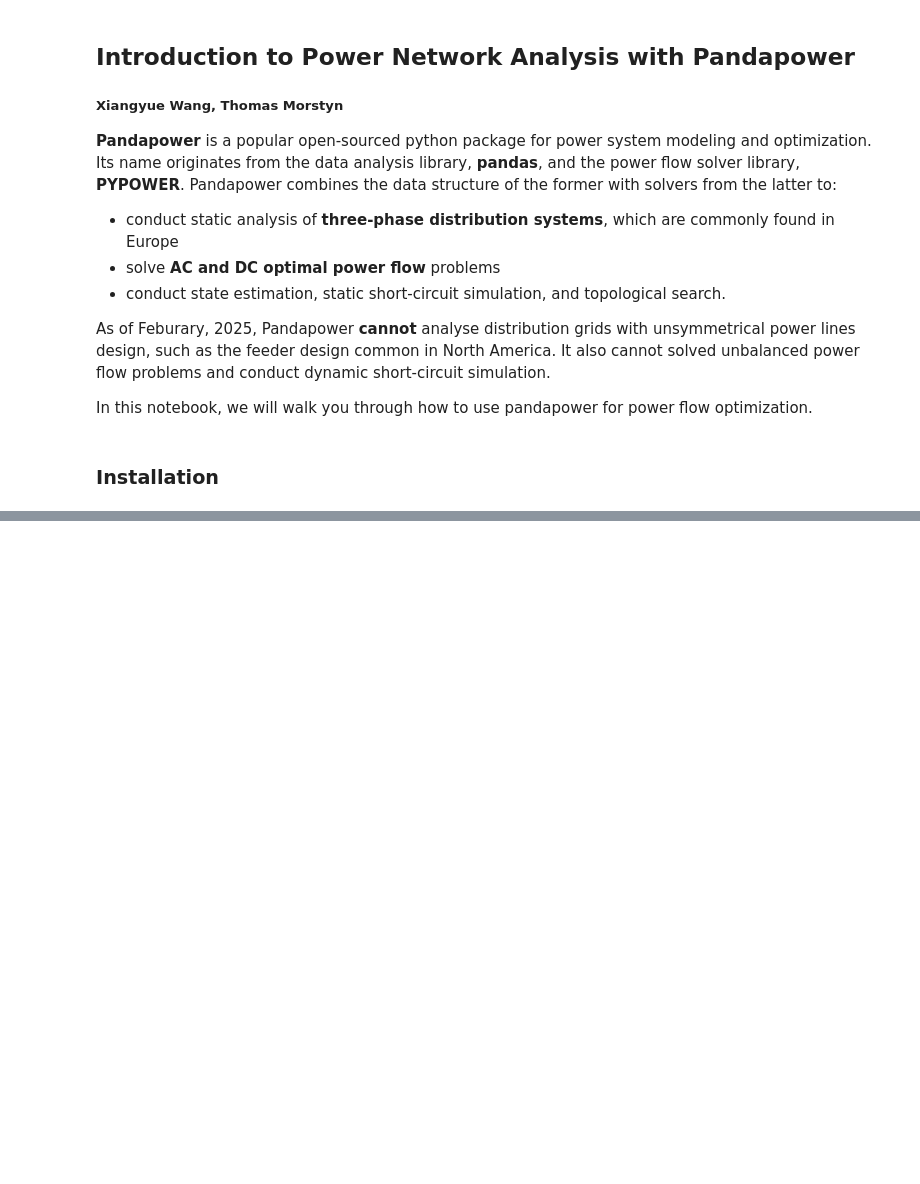
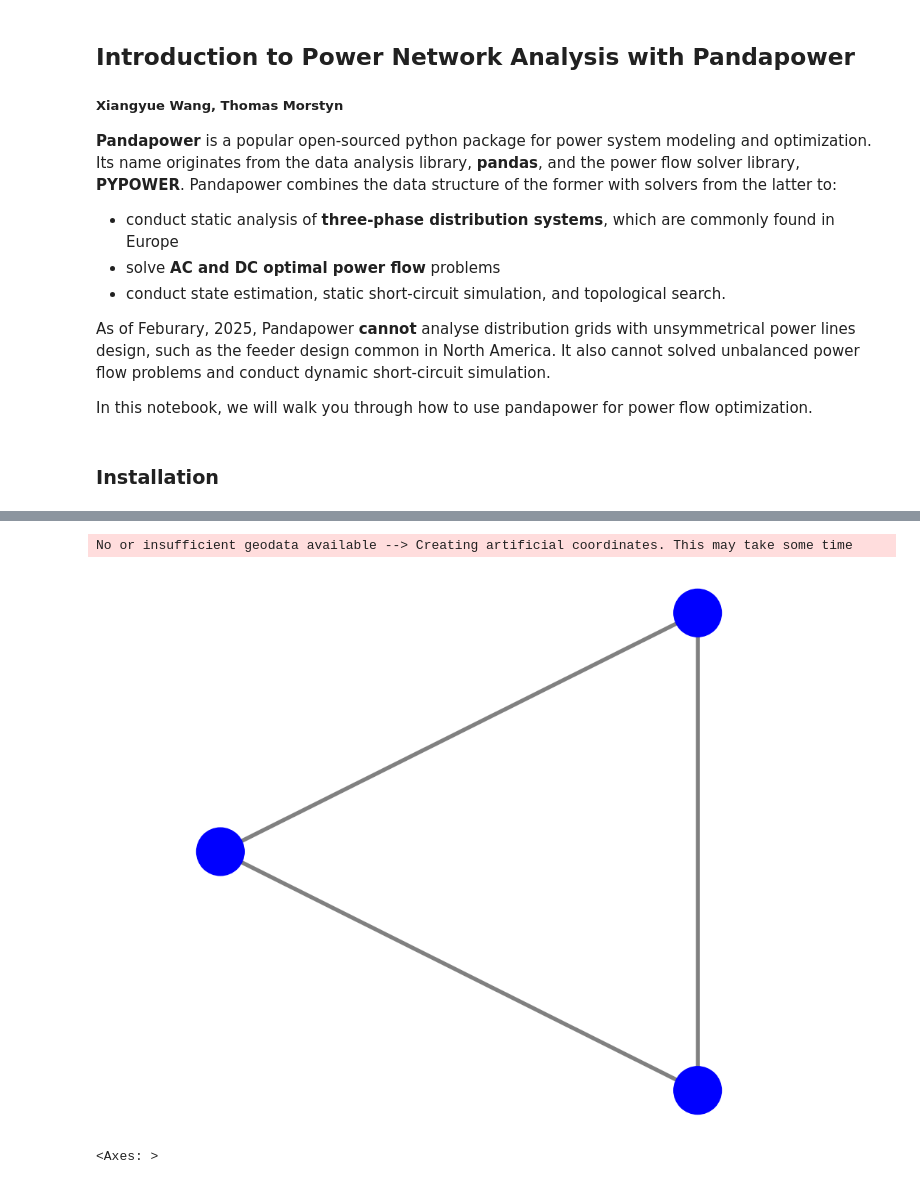
Before and after one commit to PSALOxford/intro_pandapower, a Jupyter notebook: intro-pandapower.ipynb, the cells around one changed output, grey strips where cells are left out. Saved outputs shown, nothing was run; the diff lists cells and outputs as text; code cells hidden in the pictures; blank space fills up the shorter version.

```diff
--- a/intro-pandapower.ipynb
+++ b/intro-pandapower.ipynb
@@ -28,0 +239,33 @@ ModuleNotFoundError: No module named 'pandapower'
+# %%
+# Compute Base Impedance
+z_base = base_kV**2 / base_MVA  # in Ohms
+
+# Line Impedances in Ohms
+r_ohm = 0 # Since we don't have the info, let's assume we have negligible resistance
+x_ohm = 0.5*z_base
+
+length_km = 1  # nominal length
+
+#Convert line flow limits from MW to kA (approx)
+def mw_to_ka(p_mw, v_kv=base_kV):
+    return p_mw / (v_kv * (3)**0.5)
+
+# Add lines with limits
+pp.create_line_from_parameters(net2, b1, b2, length_km=1,
+    r_ohm_per_km=r_ohm, x_ohm_per_km=x_ohm, c_nf_per_km=0,
+    max_i_ka=mw_to_ka(200), name="line12")
+
+pp.create_line_from_parameters(net2, b1, b3, length_km=1,
+    r_ohm_per_km=r_ohm, x_ohm_per_km=x_ohm, c_nf_per_km=0,
+    max_i_ka=mw_to_ka(200), name="line13")
+
+pp.create_line_from_parameters(net2, b2, b3, length_km=1,
+    r_ohm_per_km=r_ohm, x_ohm_per_km=x_ohm, c_nf_per_km=0,
+    max_i_ka=mw_to_ka(50), name="line23")
+
+#Show the Example 2 grid
+plot.simple_plot(net2, show_plot=True, plot_loads=True, plot_gens=True, line_width=4, bus_size=5)
+# %% [output]
+No or insufficient geodata available --> Creating artificial coordinates. This may take some time
+[figure, added]
+<Axes: >
```
Also changed, not shown: parts of 32 cells of this notebook, 2 other files.
